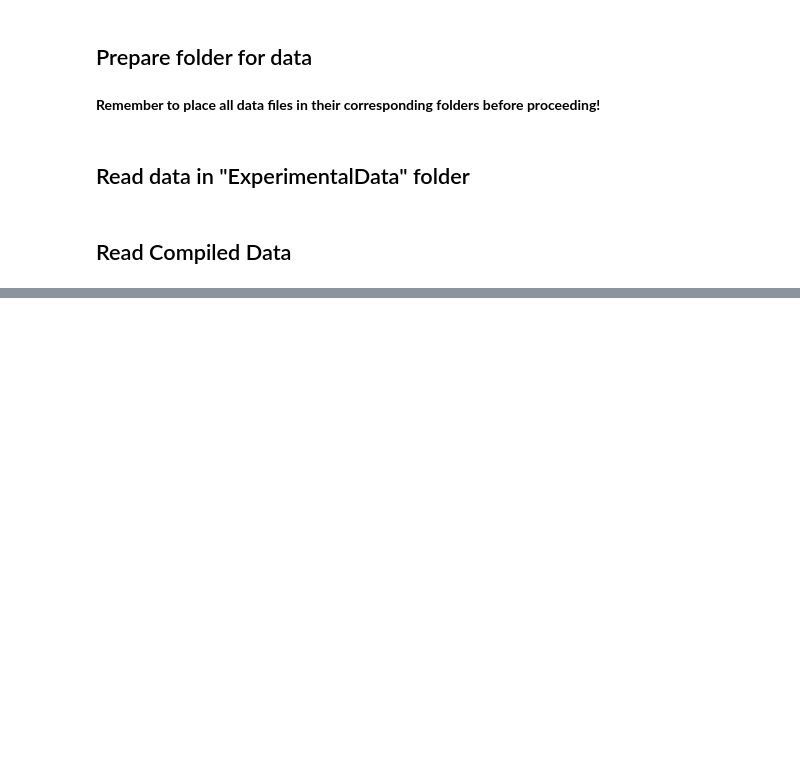
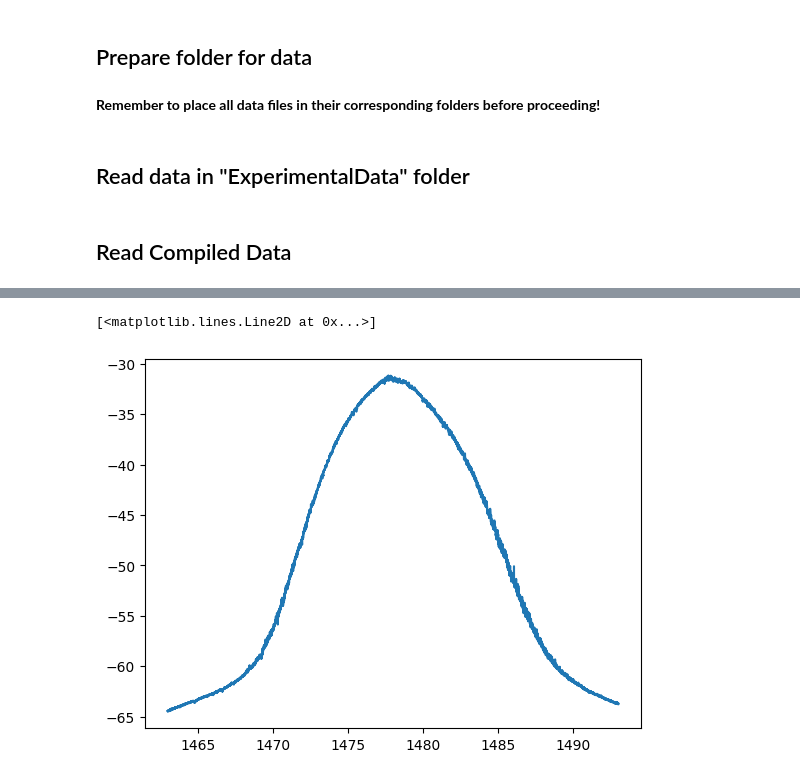
Before and after one commit to NiwEoj/Graph-o-matic-6000, a Jupyter notebook: graphs.ipynb, the cells around one changed output, grey strips where cells are left out. Saved outputs shown, nothing was run; the diff lists cells and outputs as text; code cells hidden in the pictures; blank space fills up the shorter version.

```diff
--- a/graphs.ipynb
+++ b/graphs.ipynb
@@ -161,0 +162,7 @@ for x in range(0,math.ceil(len(dataframes_list.columns)/8)):
+# %%
+n = 0
+
+plt.plot(dataframes_list.iloc[:,n],dataframes_list.iloc[:,n+1])
+# %% [output]
+[<matplotlib.lines.Line2D at 0x...>]
+[figure, added]
```
Also changed, not shown: parts of 2 cells of this notebook.
